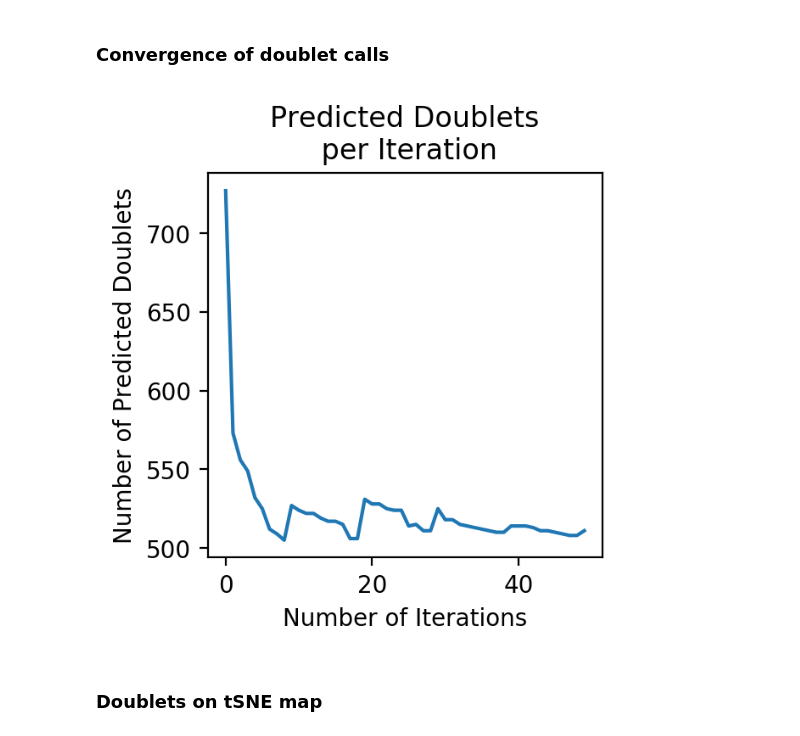
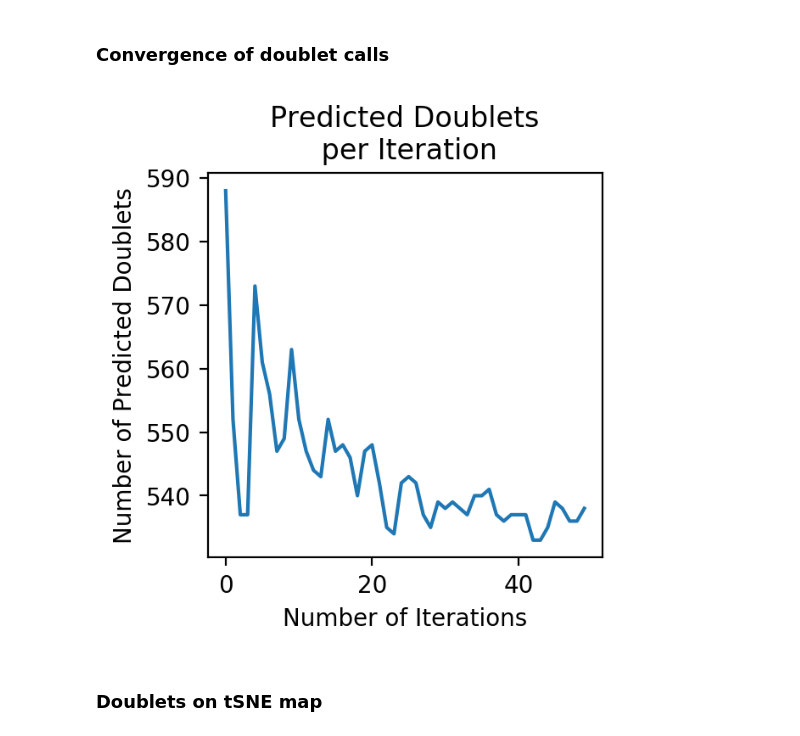
Before and after one commit to JonathanShor/DoubletDetection, a Jupyter notebook: docs/PBMC_8k_vignette.ipynb, the cells around one changed output. Drawn from its saved outputs; the diff is of its cells as text; code cells hidden in the pictures.

Commit message:
update notebook thresholds and remove random seed analysis
the analysis didn't show much. removing for now

```diff
--- a/docs/PBMC_8k_vignette.ipynb
+++ b/docs/PBMC_8k_vignette.ipynb
@@ -36,7 +36,7 @@ Right now, PhenoGraph is a bit talkative, so we capture the output to avoid lots
 clf = doubletdetection.BoostClassifier(n_iters=50)
 
 start = time.time()
-doublets = clf.fit(raw_counts).predict()
+doublets = clf.fit(raw_counts).predict(p_thresh=1e-7, voter_thresh=0.8)
 end = time.time()
 # %%
 print('Time elapsed: {:.2f} seconds, {:.2f}sec/iteration, for {} iterations'.format(end-start, (end-start) / clf.n_iters, clf.n_iters))
@@ -47,9 +47,9 @@ Time elapsed: 950.18 seconds, 19.00sec/iteration, for 50 iterations
 # %% [markdown]
 ### Convergence of doublet calls
 # %%
-f = doubletdetection.plot.convergence(clf, save='convergence_test.pdf', show=True)
+f = doubletdetection.plot.convergence(clf, save='convergence_test.pdf', show=True, p_thresh=1e-7, voter_thresh=0.8)
 # %% [output]
-[figure, old version]
+[figure, new version]
 # %% [markdown]
 ### Doublets on tSNE map
 # %%
```
Also changed, not shown: parts of 8 cells of this notebook.
